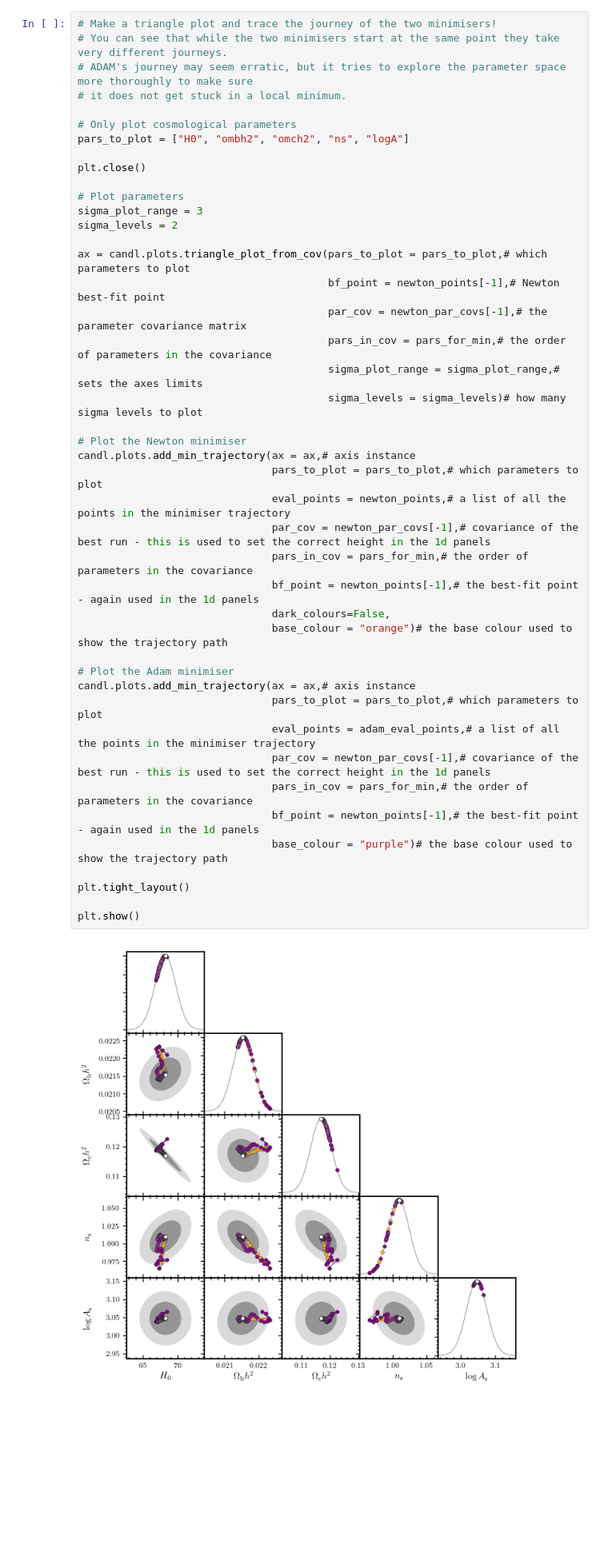
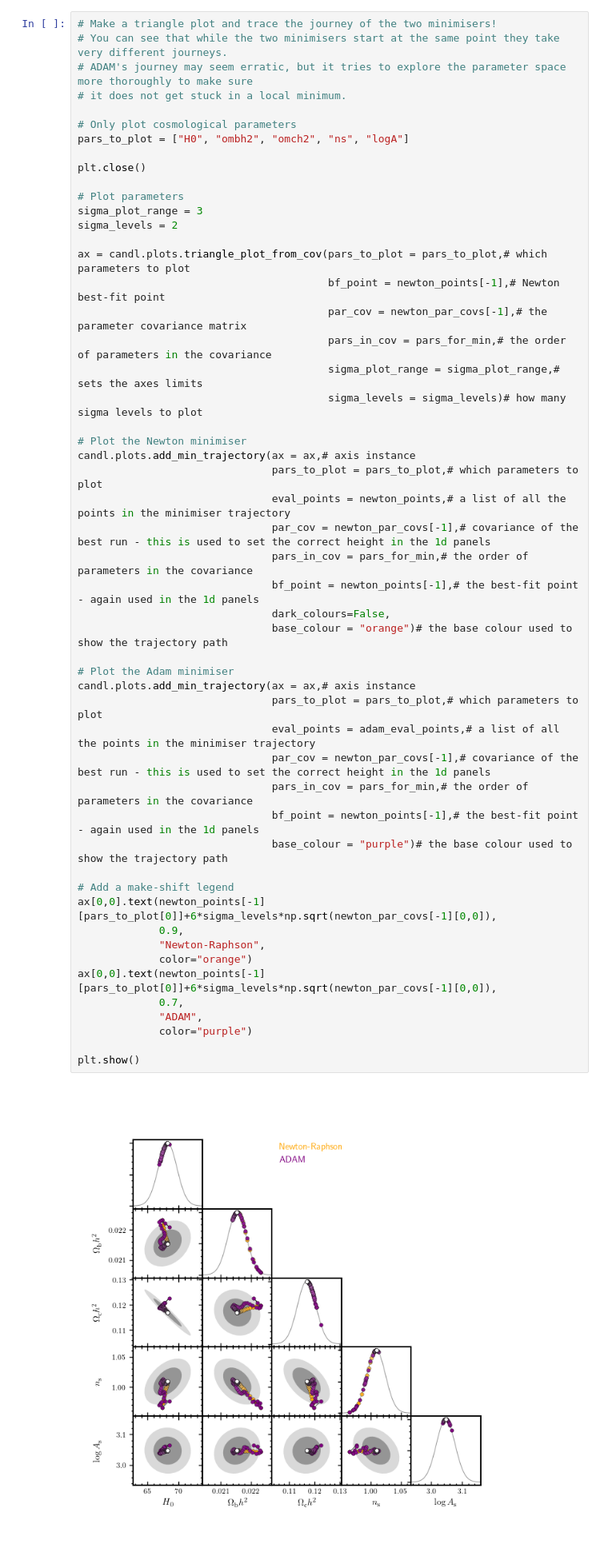
Before and after one commit to Lbalkenhol/candl, a Jupyter notebook: notebooks/differentiable_tutorial.ipynb, the cells around one changed output. Shown at 80% size. Cells and saved outputs as stored; diff of their text form; blank space fills up the shorter version.

```diff
--- a/notebooks/differentiable_tutorial.ipynb
+++ b/notebooks/differentiable_tutorial.ipynb
@@ -240,35 +242,43 @@ sigma_levels = 2
 
 ax = candl.plots.triangle_plot_from_cov(pars_to_plot = pars_to_plot,# which parameters to plot
                                         bf_point = newton_points[-1],# Newton best-fit point
                                         par_cov = newton_par_covs[-1],# the parameter covariance matrix
                                         pars_in_cov = pars_for_min,# the order of parameters in the covariance
                                         sigma_plot_range = sigma_plot_range,# sets the axes limits
                                         sigma_levels = sigma_levels)# how many sigma levels to plot
 
 # Plot the Newton minimiser
 candl.plots.add_min_trajectory(ax = ax,# axis instance
                                pars_to_plot = pars_to_plot,# which parameters to plot
                                eval_points = newton_points,# a list of all the points in the minimiser trajectory
                                par_cov = newton_par_covs[-1],# covariance of the best run - this is used to set the correct height in the 1d panels
                                pars_in_cov = pars_for_min,# the order of parameters in the covariance
                                bf_point = newton_points[-1],# the best-fit point - again used in the 1d panels
                                dark_colours=False,
                                base_colour = "orange")# the base colour used to show the trajectory path
 
 # Plot the Adam minimiser
 candl.plots.add_min_trajectory(ax = ax,# axis instance
                                pars_to_plot = pars_to_plot,# which parameters to plot
                                eval_points = adam_eval_points,# a list of all the points in the minimiser trajectory
                                par_cov = newton_par_covs[-1],# covariance of the best run - this is used to set the correct height in the 1d panels
                                pars_in_cov = pars_for_min,# the order of parameters in the covariance
                                bf_point = newton_points[-1],# the best-fit point - again used in the 1d panels
                                base_colour = "purple")# the base colour used to show the trajectory path
 
-plt.tight_layout()
+# Add a make-shift legend
+ax[0,0].text(newton_points[-1][pars_to_plot[0]]+6*sigma_levels*np.sqrt(newton_par_covs[-1][0,0]),
+             0.9,
+             "Newton-Raphson",
+             color="orange")
+ax[0,0].text(newton_points[-1][pars_to_plot[0]]+6*sigma_levels*np.sqrt(newton_par_covs[-1][0,0]),
+             0.7,
+             "ADAM",
+             color="purple")
 
 plt.show()
 # %% [output]
-[figure, old version]
+[figure, new version]
 # %% [markdown]
 # BlackJAX
 
```
Also changed, not shown: parts of 4 cells of this notebook.
